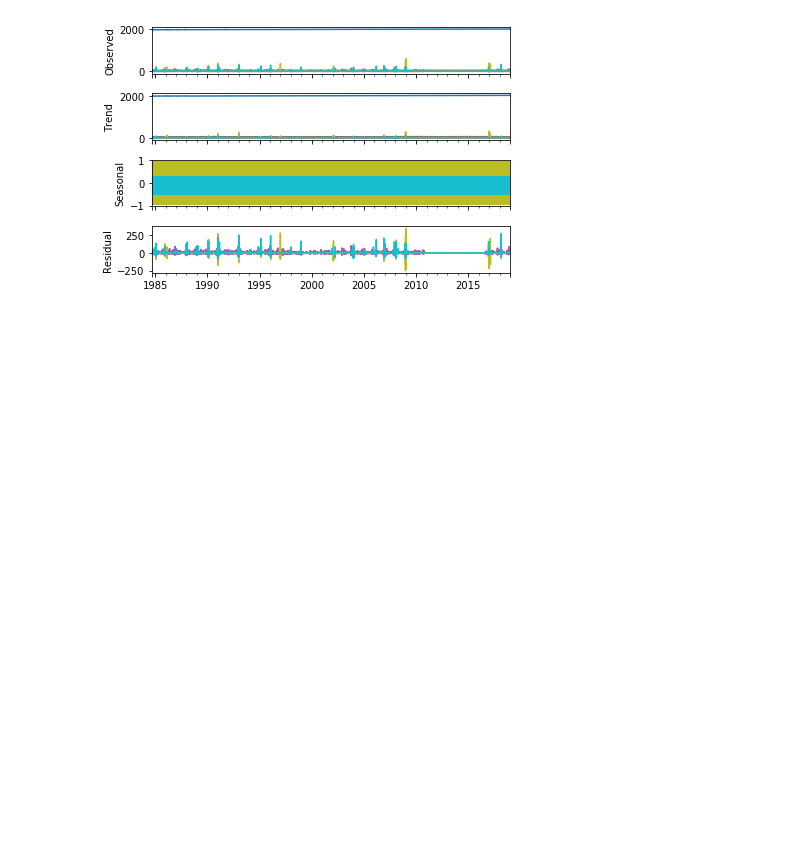
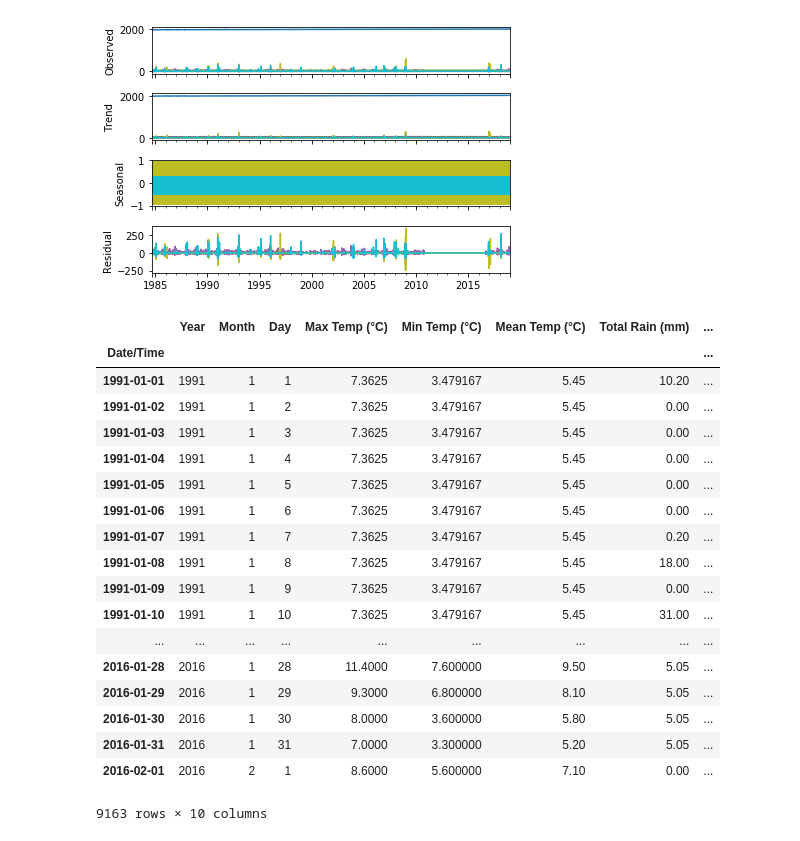
Before and after one commit to eclam/ReservoirLevels, a Jupyter notebook: test_models.ipynb, the cells around one changed output. Drawn from its saved outputs; the diff is of its cells as text; code cells hidden in the pictures; blank space fills up the shorter version.

```diff
--- a/test_models.ipynb
+++ b/test_models.ipynb
@@ -186,0 +244,24 @@ seasonal_decompose(imputed_df).plot() #???
+# %%
+df = pd.read_csv('52-daily.csv').set_index('Date/Time')#.groupby(['Month', 'Day']).count()
+# %%
+df
+# %% [output]
+|  | Year | Month | Day | Max Temp (°C) | Min Temp (°C) | Mean Temp (°C) | Total Rain (mm) | ... |
+| Date/Time |  |  |  |  |  |  |  | ... |
+| 1991-01-01 | 1991 | 1 | 1 | 7.3625 | 3.479167 | 5.45 | 10.20 | ... |
+| 1991-01-02 | 1991 | 1 | 2 | 7.3625 | 3.479167 | 5.45 | 0.00 | ... |
+| 1991-01-03 | 1991 | 1 | 3 | 7.3625 | 3.479167 | 5.45 | 0.00 | ... |
+| 1991-01-04 | 1991 | 1 | 4 | 7.3625 | 3.479167 | 5.45 | 0.00 | ... |
+| 1991-01-05 | 1991 | 1 | 5 | 7.3625 | 3.479167 | 5.45 | 0.00 | ... |
+| 1991-01-06 | 1991 | 1 | 6 | 7.3625 | 3.479167 | 5.45 | 0.00 | ... |
+| 1991-01-07 | 1991 | 1 | 7 | 7.3625 | 3.479167 | 5.45 | 0.20 | ... |
+| 1991-01-08 | 1991 | 1 | 8 | 7.3625 | 3.479167 | 5.45 | 18.00 | ... |
+| 1991-01-09 | 1991 | 1 | 9 | 7.3625 | 3.479167 | 5.45 | 0.00 | ... |
+| 1991-01-10 | 1991 | 1 | 10 | 7.3625 | 3.479167 | 5.45 | 31.00 | ... |
+| ... | ... | ... | ... | ... | ... | ... | ... | ... |
+| 2016-01-28 | 2016 | 1 | 28 | 11.4000 | 7.600000 | 9.50 | 5.05 | ... |
+| 2016-01-29 | 2016 | 1 | 29 | 9.3000 | 6.800000 | 8.10 | 5.05 | ... |
+| 2016-01-30 | 2016 | 1 | 30 | 8.0000 | 3.600000 | 5.80 | 5.05 | ... |
+| 2016-01-31 | 2016 | 1 | 31 | 7.0000 | 3.300000 | 5.20 | 5.05 | ... |
+| 2016-02-01 | 2016 | 2 | 1 | 8.6000 | 5.600000 | 7.10 | 0.00 | ... |
+9163 rows × 10 columns
```
Also changed, not shown: parts of 15 cells of this notebook, 1 other file.
